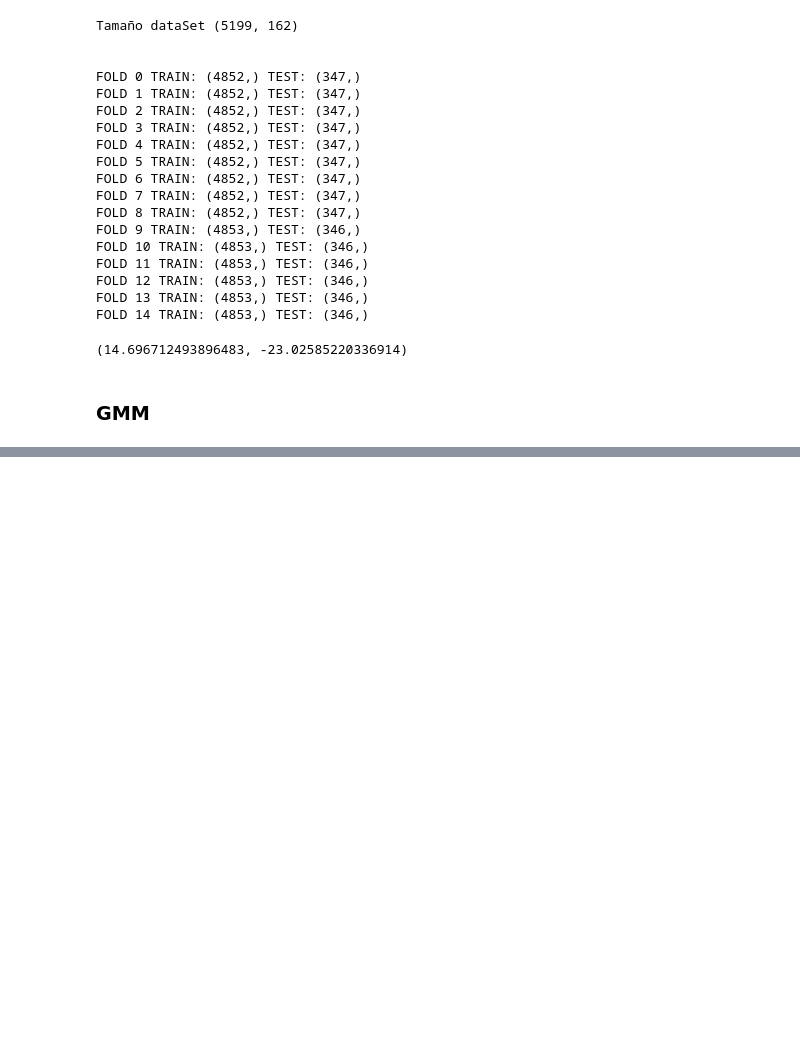
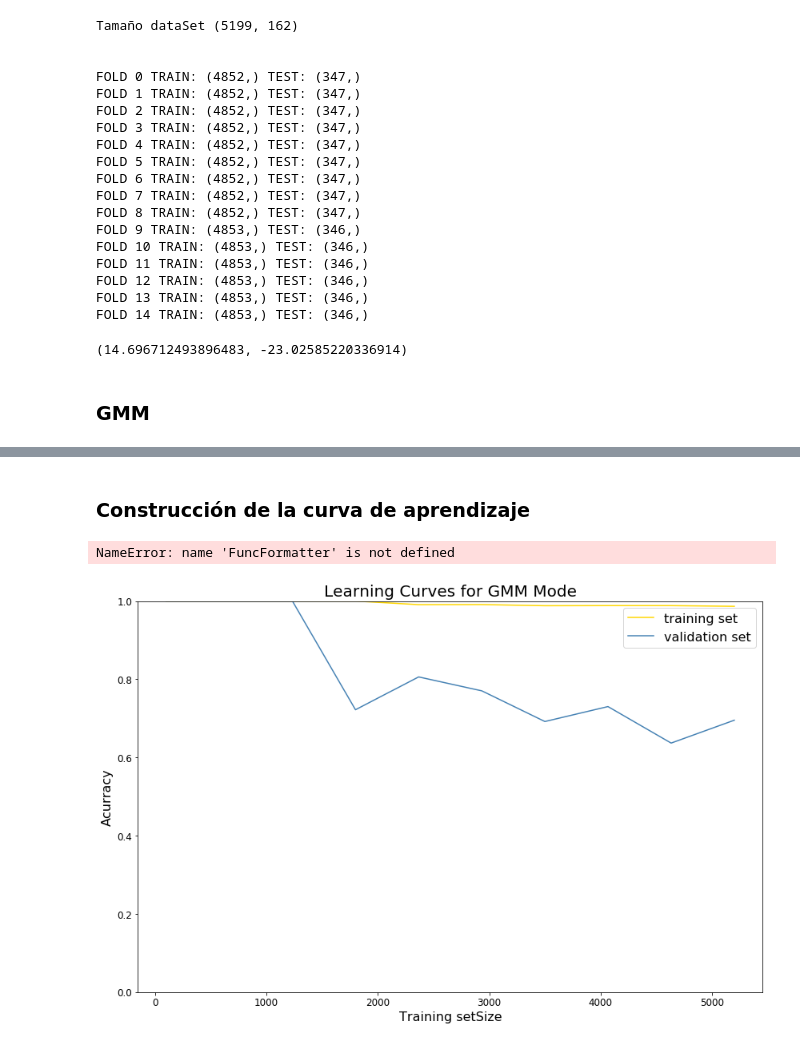
Before and after one commit to josearangos/Voice_Recognition, a Jupyter notebook: P4-Trainin GMM KMEANS.ipynb, the cells around one changed output, grey strips where cells are left out. Drawn from its saved outputs; the diff is of its cells as text; code cells hidden in the pictures; blank space fills up the shorter version.

Commit message:
learning curve

```diff
--- a/P4-Trainin GMM KMEANS.ipynb
+++ b/P4-Trainin GMM KMEANS.ipynb
@@ -96,12 +96,12 @@ def normalize(Xtrain,Xtest):
 # %%
 covNameSklearn = ['full','tied','diag','spherical']
 #M: Número de componentes
-def impletationGMMTrain(M, typeM):
+def impletationGMMTrain(sizeData, M, typeM):
     FOLDS = 15
-    X = data[:,0:-2]
-    Y = data[:,-1]
+    X = data[0:sizeData,0:-2]
+    Y = data[0:sizeData,-1]
     #Y=  np.reshape(Y,(np.size(Y,0),1))
-    groups = data[:,-2:-1]
+    groups = data[0:sizeData,-2:-1]
     group_kfold = GroupKFold(n_splits=FOLDS)
     group_kfold.get_n_splits(X, Y, groups)
     EfficiencyTrain = np.zeros(FOLDS)
@@ -143,7 +143,7 @@ df_types["Intervalo de confianza Entrenamiento"] = ""
 df_types.set_index(['Matriz de covarianza','Numero de componentes'], inplace=True)
 cont = 0
 for tipo,m in df_types.index:
-    EfficiencyTrain,intervalsTrain,EfficiencyVal, intervalsVal =impletationGMMTrain(int(m),tipo)
+    EfficiencyTrain,intervalsTrain,EfficiencyVal, intervalsVal =impletationGMMTrain(5199,int(m),tipo)
     df_types["Eficiencia en Validacion"][cont] = str(EfficiencyTrain)
     df_types["Intervalo de confianza en Validacion"][cont] = str(intervalsTrain)
     df_types["Eficiencia en Entrenamiento"][cont] =str(EfficiencyVal)
@@ -193,0 +200,2 @@ full                 1                            0.930439938308275
+# %% [markdown]
+### Construcción de la curva de aprendizaje
@@ -193,0 +265,5 @@ full                 1                            0.930439938308275
+# %%
+plot_learning_curves(X, suptitle='', title='Learning Curves for GMM Mode', xlabel='Training setSize', ylabel='Acurracy')
+# %% [output]
+NameError: name 'FuncFormatter' is not defined
+[figure, added]
```
Also changed, not shown: parts of 4 cells of this notebook, 1 other file.
